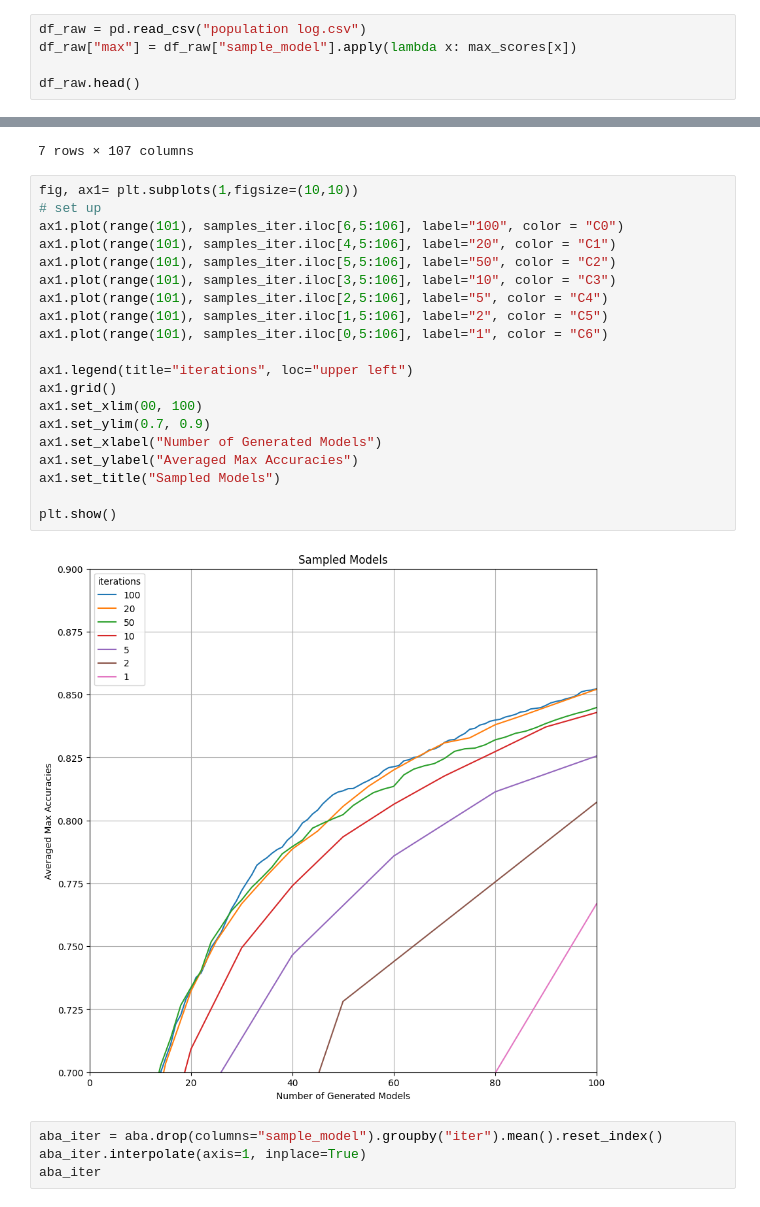
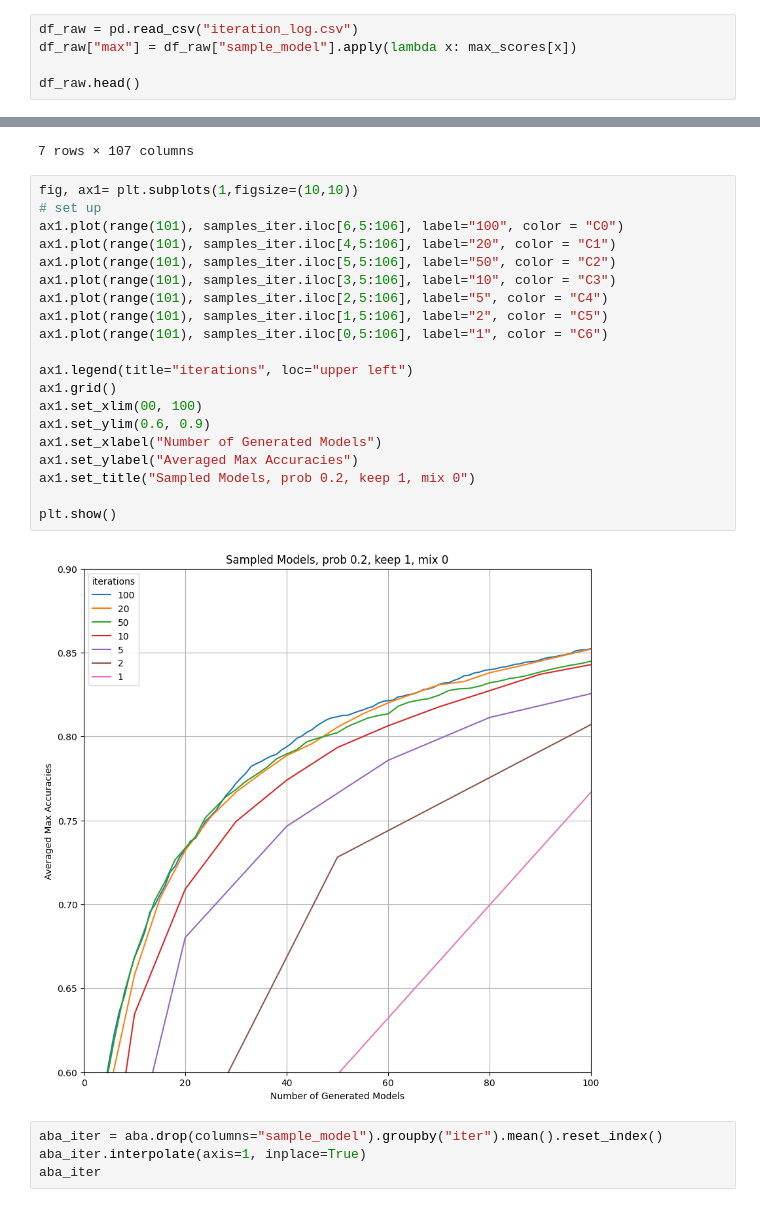
Before and after one commit to kyuhyongpark/boolmore, a Jupyter notebook: optimization/iteration_figure.ipynb, the cells around one changed output, grey strips where cells are left out. Drawn from its saved outputs; the diff is of its cells as text.

Commit message:
reorganize figures

```diff
--- a/optimization/iteration_figure.ipynb
+++ b/optimization/iteration_figure.ipynb
@@ -13,7 +13,7 @@ max_scores = {"Cell Cycle Transcription by Coupled CDK and Network Oscillators":
               "Influenza A Virus Replication Cycle": 1310,
               "ABA_GA_BASE_A": 505}
 # %%
-df_raw = pd.read_csv("population log.csv")
+df_raw = pd.read_csv("iteration_log.csv")
 df_raw["max"] = df_raw["sample_model"].apply(lambda x: max_scores[x])
 
 df_raw.head()
@@ -67,25 +67,25 @@ samples_iter
 # %%
 fig, ax1= plt.subplots(1,figsize=(10,10))
 # set up
 ax1.plot(range(101), samples_iter.iloc[6,5:106], label="100", color = "C0")
 ax1.plot(range(101), samples_iter.iloc[4,5:106], label="20", color = "C1")
 ax1.plot(range(101), samples_iter.iloc[5,5:106], label="50", color = "C2")
 ax1.plot(range(101), samples_iter.iloc[3,5:106], label="10", color = "C3")
 ax1.plot(range(101), samples_iter.iloc[2,5:106], label="5", color = "C4")
 ax1.plot(range(101), samples_iter.iloc[1,5:106], label="2", color = "C5")
 ax1.plot(range(101), samples_iter.iloc[0,5:106], label="1", color = "C6")
 
 ax1.legend(title="iterations", loc="upper left")
 ax1.grid()
 ax1.set_xlim(00, 100)
-ax1.set_ylim(0.7, 0.9)
+ax1.set_ylim(0.6, 0.9)
 ax1.set_xlabel("Number of Generated Models")
 ax1.set_ylabel("Averaged Max Accuracies")
-ax1.set_title("Sampled Models")
+ax1.set_title("Sampled Models, prob 0.2, keep 1, mix 0")
 
 plt.show()
 # %% [output]
-[figure, old version]
+[figure, new version]
 # %%
 aba_iter = aba.drop(columns="sample_model").groupby("iter").mean().reset_index()
 aba_iter.interpolate(axis=1, inplace=True)
```
Also changed, not shown: parts of 1 cell of this notebook, 3 other files.
